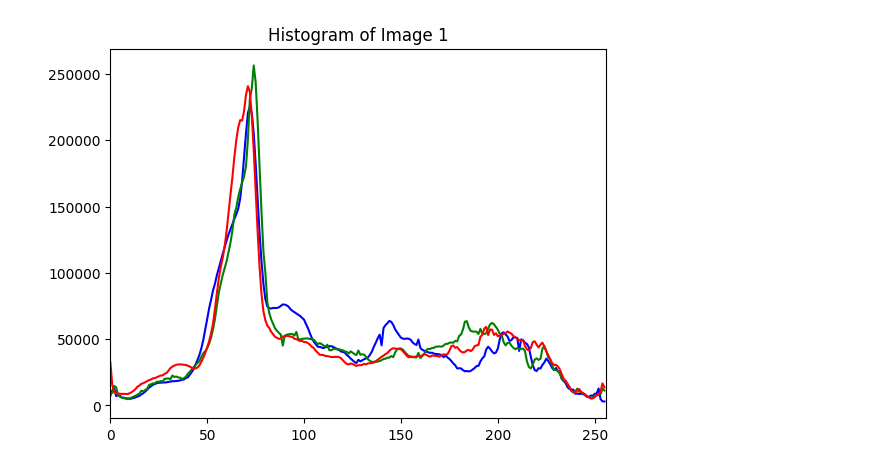
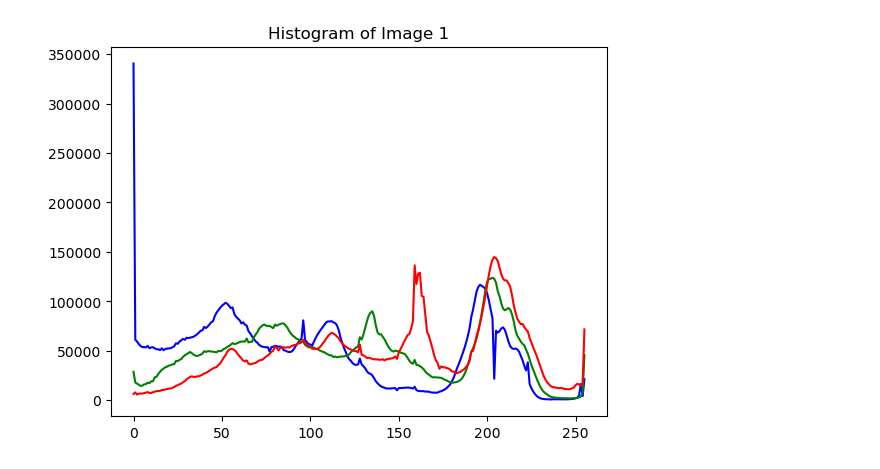
Before and after one commit to EdwinLG1/TeamPeriwinkle, a Jupyter notebook: src/jn_testing.ipynb, the cells around one changed output. Cells and saved outputs as stored; diff of their text form; code cells hidden in the pictures.

```diff
--- a/src/jn_testing.ipynb
+++ b/src/jn_testing.ipynb
@@ -28,67 +38,53 @@ error: OpenCV(4.9.0) :-1: error: (-5:Bad argument) in function 'imshow'
+# %%
+img = np.empty(2)
+imgLeft = cv2.imread(pathInputs[0])
+imgRight = cv2.imread(pathInputs[1])
+
+
+
+cv2.imshow("Left Input Image",imgLeft)
+k = cv2.waitKey(0)
+if k == 27 or k == ord('q'):
+    cv2.destroyAllWindows()
+cv2.imshow("Right Input Image",imgRight)
+k = cv2.waitKey(0)
+if k == 27 or k == ord('q'):
+    cv2.destroyAllWindows()
 # %%
+bins = 100
 
-
-
-
-
-# path = r"C:\Users\andyc\Documents\Tufts\_CS141\Homeworks\HW2\images\Windows_L.png"
-img1 = cv2.imread(path)
-
-size = img1.shape
-print(size)
-
-path = r"C:\Users\andyc\Documents\Tufts\_CS141\Homeworks\HW2\images\Windows_R.png"
-img2 = cv2.imread(path)
-# ksize = (150,1)
-# img2 = cv2.blur(img2, ksize)
-# Window name in which image is displayed
-window_name = 'Image'
-
-bins = 80
-
-assert img1 is not None, "file could not be read, check with os.path.exists()"
-assert img2 is not None, "file could not be read"
+# Plot color channel histograms
 
 color = ('b','g','r')
 for i,col in enumerate(color):
-    histr = cv2.calcHist([img1],[i],None,[256],[0,256])
-    plt.plot(histr,color = col)
-    plt.xlim([0,256])
-
+    hist = cv2.calcHist([imgLeft],[i],None,[256],[0,256])
+    plt.plot(hist,color = col)
 plt.title("Histogram of Image 1")
 plt.show()
 
+color_tab = ('tab:blue','tab:green','tab:red')
+for i,col in enumerate(color_tab):
+    hist = cv2.calcHist([imgRight],[i],None,[256],[0,256])
+    plt.plot(hist,color = col)
+plt.title("Histogram of Image 2")
+plt.show()
+
+# Normalize histograms
+
+color = ('b','g','r')
+histLeft = cv2.calcHist([imgLeft], [0, 1, 2], None, [bins, bins, bins], [0, 255, 0, 255, 0, 255])
+histLeft = cv2.normalize(histLeft, histLeft, alpha=0, beta=1, norm_type=cv2.NORM_MINMAX);
+
+color_tab = ('tab:blue','tab:green','tab:red')
+histRight = cv2.calcHist([imgRight], [0, 1, 2], None, [bins, bins, bins], [0, 255, 0, 255, 0, 255])
+histRight = cv2.normalize(histRight, histRight, alpha=0, beta=1, norm_type=cv2.NORM_MINMAX);
+
+histInputs = histLeft + histRight
+histInputs = cv2.normalize(histInputs,histInputs,alpha=0,beta=1,norm_type=cv2.NORM_MINMAX)
 
 color_tab = ('tab:blue','tab:green','tab:red')
 for i,col in enumerate(color_tab):
-    hist2 = cv2.calcHist([img2],[i],None,[256],[0,256])
-    plt.plot(hist2,color = col)
-plt.title("Histogram of Image 2")
+    plt.plot(histInputs[i],color = col)
+plt.title("Histogram of Inputs")
 plt.show()
-
-cv2.imshow(window_name, img1)
-k = cv2.waitKey(0)
-if k == 27 or k == ord('q'):
-    cv2.destroyAllWindows()
-cv2.imshow(window_name, img2)
-k = cv2.waitKey(0)
-if k == 27 or k == ord('q'):
-    cv2.destroyAllWindows()
-
-
-img1_Hist = cv2.calcHist([img1], [0, 1, 2], None, [bins, bins, bins], [0, 255, 0, 255, 0, 255]) #Histogram of observation image
-cv2.normalize(img1_Hist, img1_Hist, alpha=0, beta=1, norm_type=cv2.NORM_MINMAX);
-
-img2_Hist = cv2.calcHist([img2], [0, 1, 2], None, [bins, bins, bins], [0, 255, 0, 255, 0, 255]) #Histogram of observation image
-cv2.normalize(img2_Hist, img2_Hist, alpha=0, beta=1, norm_type=cv2.NORM_MINMAX);
-
-testHist = img1_Hist
-refHist = img2_Hist
-
-accuracy_metric = np.zeros(4)
-
-accuracy_metric[0] = (cv2.compareHist(refHist, testHist, cv2.HISTCMP_CORREL)) # Correlation
-accuracy_metric[1] = (cv2.compareHist(refHist, refHist, cv2.HISTCMP_CHISQR)) # Chi-Squared
-accuracy_metric[2] = (cv2.compareHist(refHist, refHist, cv2.HISTCMP_INTERSECT )) # Intersection
-accuracy_metric[3] = (cv2.compareHist(refHist, refHist, cv2.HISTCMP_BHATTACHARYYA )) # Bhattacharyya Distance
 # %% [output]
@@ -96 +91 @@ accuracy_metric[3] = (cv2.compareHist(refHist, refHist, cv2.HISTCMP_BHATTACHARYY
-[figure, old version]
+[figure, new version]
```
Also changed, not shown: parts of 5 cells of this notebook.
